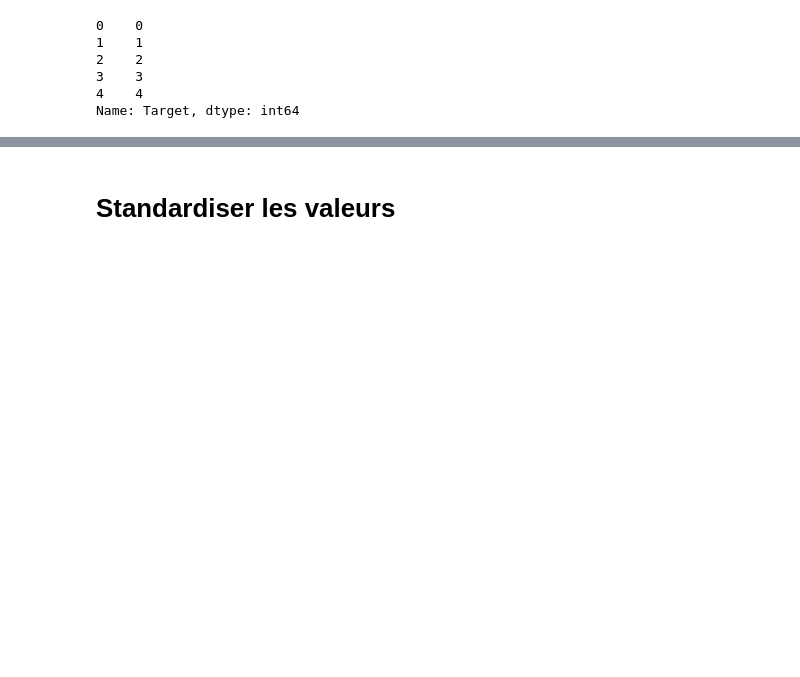
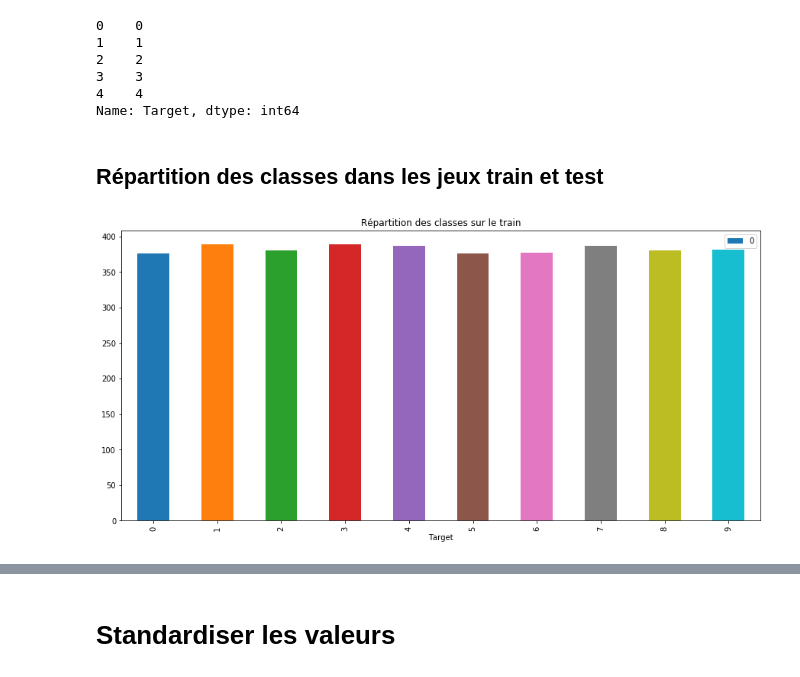
Before and after one commit to Gaelll/HandWritten-Digits, a Jupyter notebook: Projet_final.ipynb, the cells around one changed output, grey strips where cells are left out. Drawn from its saved outputs; the diff is of its cells as text; code cells hidden in the pictures; blank space fills up the shorter version.

```diff
--- a/Projet_final.ipynb
+++ b/Projet_final.ipynb
@@ -119,3 +119,15 @@ y_test.head()
 3    3
 4    4
 Name: Target, dtype: int64
+# %% [markdown]
+## Répartition des classes dans les jeux train et test
+# %%
+# plot data
+fig, ax = plt.subplots(figsize=(15,7))
+
+# use unstack()
+title= 'Répartition des classes sur le train'
+df_train.groupby(['Target']).count()[0].plot(kind = 'bar', ax=ax, legend = True, title = title)
+plt.show()
+# %% [output]
+[figure, added]
```
Also changed, not shown: parts of 9 cells of this notebook.
